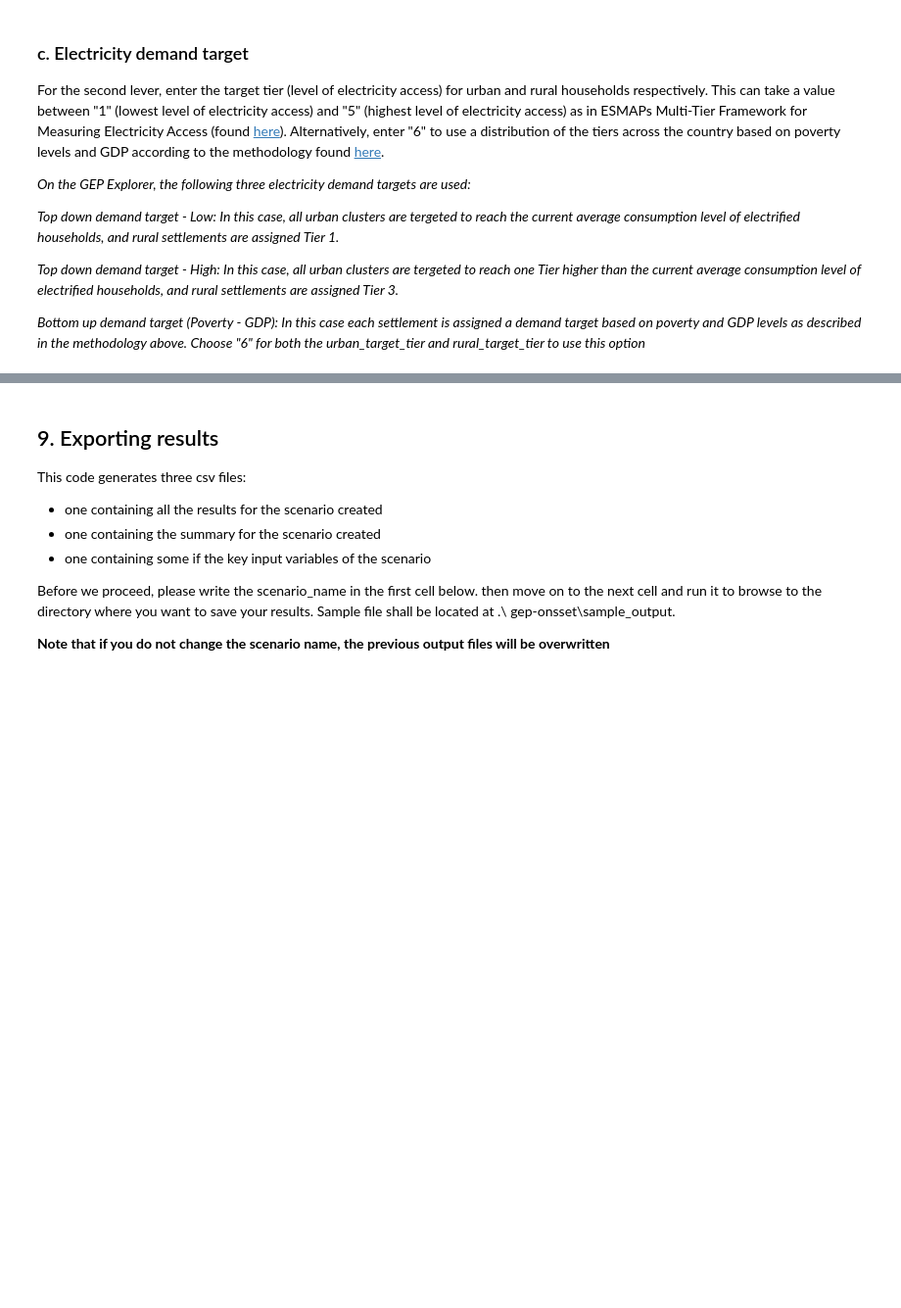
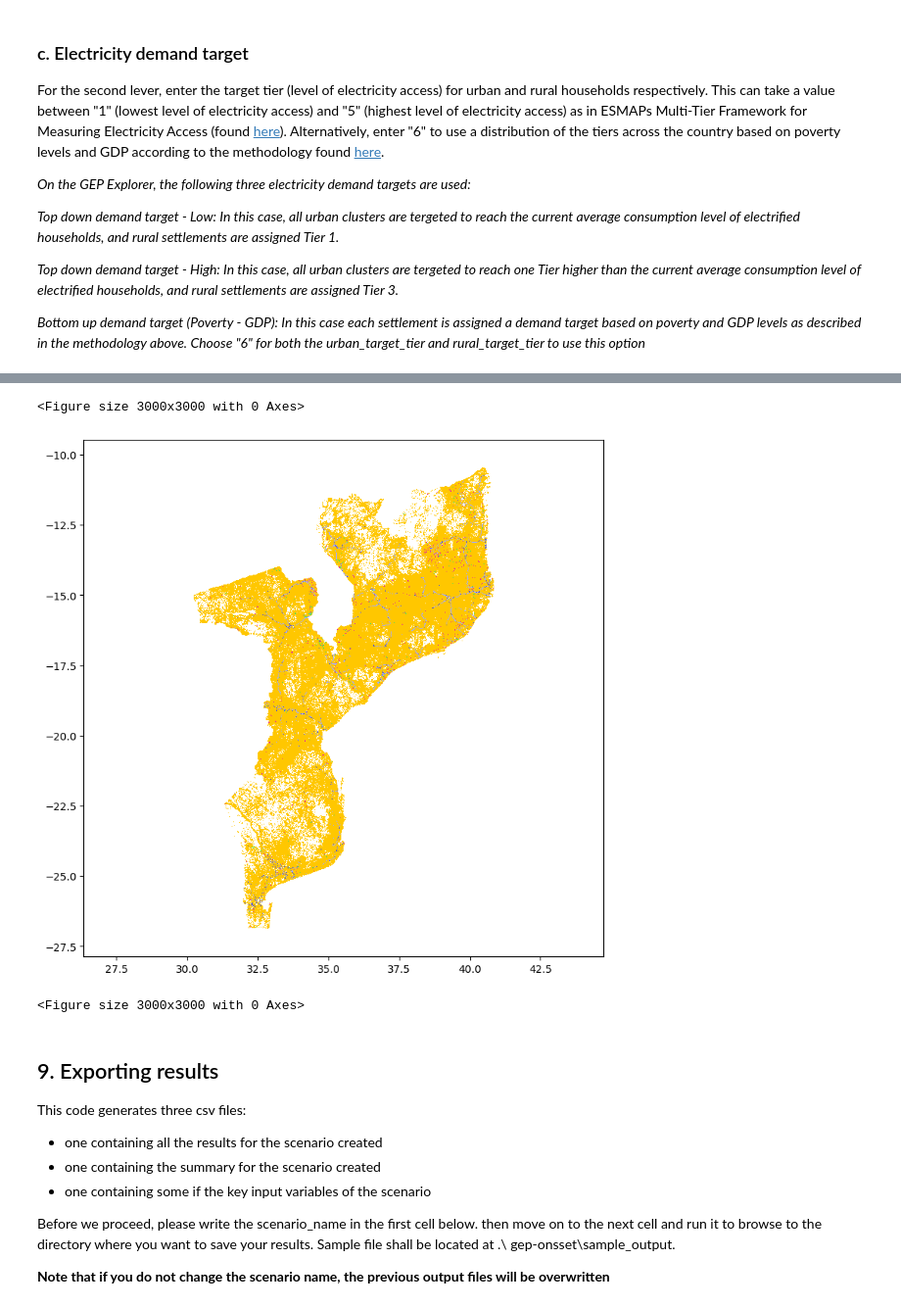
Before and after one commit to Mozambique-IEP/onsset, a Jupyter notebook: OnSSET_notebook.ipynb, the cells around one changed output, grey strips where cells are left out. Shown at 98% size. Cells and saved outputs as stored; diff of their text form; code cells hidden in the pictures; blank space fills up the shorter version.

Commit message:
Updated Jupyter Notebook for running OnSSET

```diff
--- a/OnSSET_notebook.ipynb
+++ b/OnSSET_notebook.ipynb
@@ -265,18 +308 @@ NameError: name 'intermediate_electrification_target' is not defined
-# %%
-for year in yearsofanalysis:
-    mg_diesel_cost = {'diesel_price': diesel_price,
-                      'efficiency': 0.33,
-                      'diesel_truck_consumption': 33.7,
-                      'diesel_truck_volume': 15000}
-
-    sa_diesel_cost = {'diesel_price': diesel_price,
-                      'efficiency': 0.28,
-                      'diesel_truck_consumption': 14,
-                      'diesel_truck_volume': 300}
-
-    try:
-        onsseter.diesel_cost_columns(sa_diesel_cost, mg_diesel_cost, year)
-    except ValueError:
-        print('To update the diesel cost, please re-run the notebook from the first cell')
-        break
 # %% [markdown]
@@ -487,3 +676,25 @@ plt.figure(figsize=(30,30))
+# %%
+from matplotlib import pyplot as plt
+colors = ['#4e53de', '#a6aaff', '#ffc700', '#e628a0', '#1b8f4d', '#28e66d', '#808080']
+plt.figure(figsize=(9,9))
+plt.plot(onsseter.df.loc[onsseter.df['FinalElecCode{}'.format(end_year)]==3, SET_X_DEG], onsseter.df.loc[onsseter.df['FinalElecCode{}'.format(end_year)]==3, SET_Y_DEG], color='#ffc700', marker=',', linestyle='none')
+plt.plot(onsseter.df.loc[onsseter.df['FinalElecCode{}'.format(end_year)]==4, SET_X_DEG], onsseter.df.loc[onsseter.df['FinalElecCode{}'.format(end_year)]==99, SET_Y_DEG], color='#808080', marker=',', linestyle='none')
+plt.plot(onsseter.df.loc[onsseter.df['FinalElecCode{}'.format(end_year)]==5, SET_X_DEG], onsseter.df.loc[onsseter.df['FinalElecCode{}'.format(end_year)]==5, SET_Y_DEG], color='#e628a0', marker=',', linestyle='none')
+plt.plot(onsseter.df.loc[onsseter.df['FinalElecCode{}'.format(end_year)]==6, SET_X_DEG], onsseter.df.loc[onsseter.df['FinalElecCode{}'.format(end_year)]==6, SET_Y_DEG], color='#1b8f4d', marker=',', linestyle='none')
+plt.plot(onsseter.df.loc[onsseter.df['FinalElecCode{}'.format(end_year)]==7, SET_X_DEG], onsseter.df.loc[onsseter.df['FinalElecCode{}'.format(end_year)]==7, SET_Y_DEG], color='#28e66d', marker=',', linestyle='none')
+plt.plot(onsseter.df.loc[onsseter.df['FinalElecCode{}'.format(end_year)]==1, SET_X_DEG], onsseter.df.loc[onsseter.df['FinalElecCode{}'.format(end_year)]==1, SET_Y_DEG], color='#4e53de', marker=',', linestyle='none')
+plt.plot(onsseter.df.loc[onsseter.df['FinalElecCode{}'.format(end_year)]==2, SET_X_DEG], onsseter.df.loc[onsseter.df['FinalElecCode{}'.format(end_year)]==2, SET_Y_DEG], color='#a6aaff', marker=',', linestyle='none')
+if onsseter.df[SET_X_DEG].max() - onsseter.df[SET_X_DEG].min() > onsseter.df[SET_Y_DEG].max() - onsseter.df[SET_Y_DEG].min():
+    plt.xlim(onsseter.df[SET_X_DEG].min() - 1, onsseter.df[SET_X_DEG].max() + 1)
+    plt.ylim((onsseter.df[SET_Y_DEG].min()+onsseter.df[SET_Y_DEG].max())/2 - 0.5*abs(onsseter.df[SET_X_DEG].max() - onsseter.df[SET_X_DEG].min()) - 1, (onsseter.df[SET_Y_DEG].min()+onsseter.df[SET_Y_DEG].max())/2 + 0.5*abs(onsseter.df[SET_X_DEG].max() - onsseter.df[SET_X_DEG].min()) + 1)
+else:
+    plt.xlim((onsseter.df[SET_X_DEG].min()+onsseter.df[SET_X_DEG].max())/2 - 0.5*abs(onsseter.df[SET_Y_DEG].max() - onsseter.df[SET_Y_DEG].min()) - 1, (onsseter.df[SET_X_DEG].min()+onsseter.df[SET_X_DEG].max())/2 + 0.5*abs(onsseter.df[SET_Y_DEG].max() - onsseter.df[SET_Y_DEG].min()) + 1)
+    plt.ylim(onsseter.df[SET_Y_DEG].min() -1, onsseter.df[SET_Y_DEG].max() +1)
+plt.figure(figsize=(30,30))
+# %% [output]
+<Figure size 3000x3000 with 0 Axes>
+[figure, added]
+<Figure size 3000x3000 with 0 Axes>
 # %% [markdown]
 ## 9. Exporting results
 
```
Also changed, not shown: parts of 41 cells of this notebook, 3 other files.
